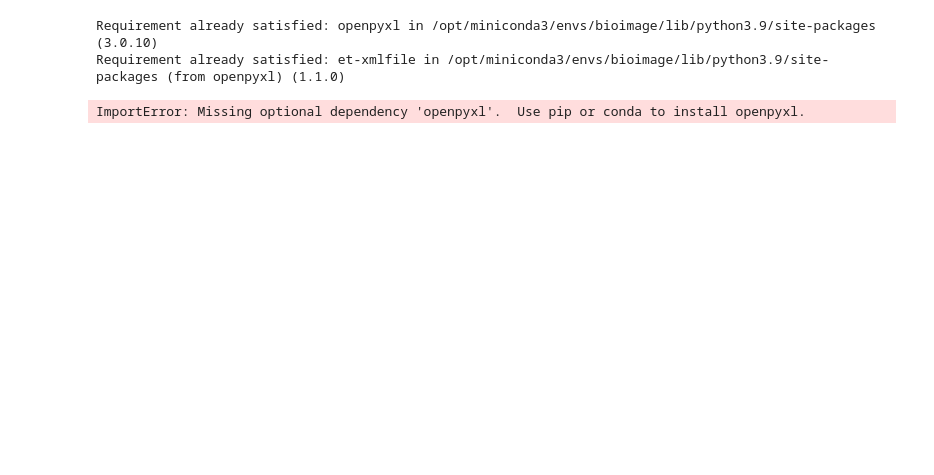
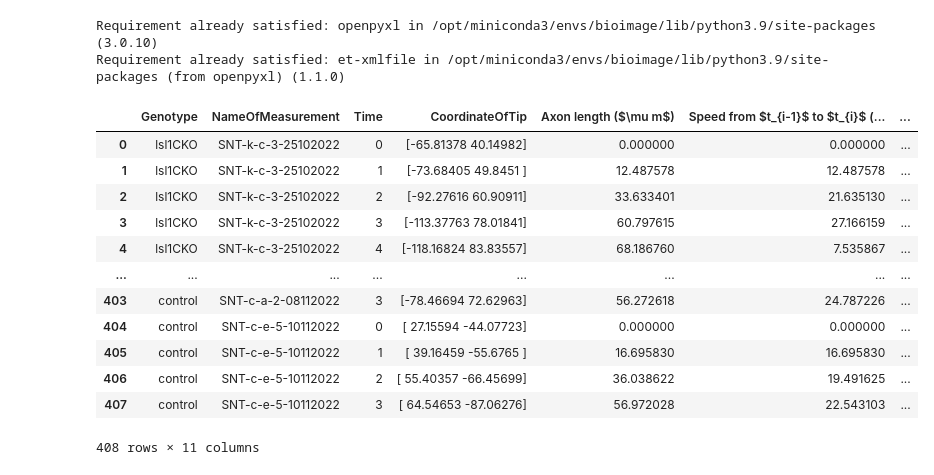
Before and after one commit to IMCF-Biocev/Tavakoli2022, a Jupyter notebook: visualization.ipynb, the cells around one changed output. Drawn from its saved outputs; the diff is of its cells as text; code cells hidden in the pictures; blank space fills up the shorter version.

```diff
--- a/visualization.ipynb
+++ b/visualization.ipynb
@@ -10,7 +10,7 @@ Requirement already satisfied: openpyxl in /opt/miniconda3/envs/bioimage/lib/pyt
 Requirement already satisfied: et-xmlfile in /opt/miniconda3/envs/bioimage/lib/python3.9/site-packages (from openpyxl) (1.1.0)
 # %%
 # read excel file using pandas
-df = pd.read_excel('For Graph preparation.xlsx')
+df = pd.read_csv('res/measurements.csv')
 # get all unique values of 'NameOfMeasurement' column
 measurements = df['NameOfMeasurement'].unique()
 # remove nans from measurements
@@ -26,7 +26,7 @@ for measurement in measurements:
     # get df for current measurement
     df_measurement = df[df['NameOfMeasurement'] == measurement]
     # get Time(sec) column
-    time = df_measurement['Time(sec)'].values
+    time = df_measurement['Time'].values
     path = df_measurement['CoordinateOfTip'].values
     new_path = []
     for x in path:
@@ -41,16 +41,14 @@ for measurement in measurements:
         new_path.append(coord)
     new_path = np.array(new_path)
     # if column Genotype is control, save to ctrl
-    if df_measurement['Genotype'].values[0] == 'Control':
+    if df_measurement['Genotype'].values[0] == 'control':
         ctrl.append(new_path)
         ctrl_times.append(np.array(time))
     # if column Genotype is Isl1CKO, save to Isl1CKO
-    elif df_measurement['Genotype'].values[0] == 'Isl1CKO':
+    elif df_measurement['Genotype'].values[0] == 'lsl1CKO':
         Isl1CKO.append(new_path)
         Isl1CKO_times.append(np.array(time))
 # print(Isl1CKO_times[5])
-# %% [output]
-ImportError: Missing optional dependency 'openpyxl'.  Use pip or conda to install openpyxl.
 # %%
 # make a function that would normalize rotation between axons
 def normalize_rotation(array):
@@ -74,3 +72,19 @@ def normalize_rotation(array):
         a = R @ a.T
         rotated_array.append(a.T)
     return rotated_array
+# %%
+df
+# %% [output]
+|  | Genotype | NameOfMeasurement | Time | CoordinateOfTip | Axon length ($\mu m$) | Speed from $t_{i-1}$ to $t_{i}$ (... | ... |
+| 0 | lsl1CKO | SNT-k-c-3-25102022 | 0 | [-65.81378 40.14982] | 0.000000 | 0.000000 | ... |
+| 1 | lsl1CKO | SNT-k-c-3-25102022 | 1 | [-73.68405 49.8451 ] | 12.487578 | 12.487578 | ... |
+| 2 | lsl1CKO | SNT-k-c-3-25102022 | 2 | [-92.27616 60.90911] | 33.633401 | 21.635130 | ... |
+| 3 | lsl1CKO | SNT-k-c-3-25102022 | 3 | [-113.37763 78.01841] | 60.797615 | 27.166159 | ... |
+| 4 | lsl1CKO | SNT-k-c-3-25102022 | 4 | [-118.16824 83.83557] | 68.186760 | 7.535867 | ... |
+| ... | ... | ... | ... | ... | ... | ... | ... |
+| 403 | control | SNT-c-a-2-08112022 | 3 | [-78.46694 72.62963] | 56.272618 | 24.787226 | ... |
+| 404 | control | SNT-c-e-5-10112022 | 0 | [ 27.15594 -44.07723] | 0.000000 | 0.000000 | ... |
+| 405 | control | SNT-c-e-5-10112022 | 1 | [ 39.16459 -55.6765 ] | 16.695830 | 16.695830 | ... |
+| 406 | control | SNT-c-e-5-10112022 | 2 | [ 55.40357 -66.45699] | 36.038622 | 19.491625 | ... |
+| 407 | control | SNT-c-e-5-10112022 | 3 | [ 64.54653 -87.06276] | 56.972028 | 22.543103 | ... |
+408 rows × 11 columns
```
Also changed, not shown: parts of 2 cells of this notebook, 6 other files.
